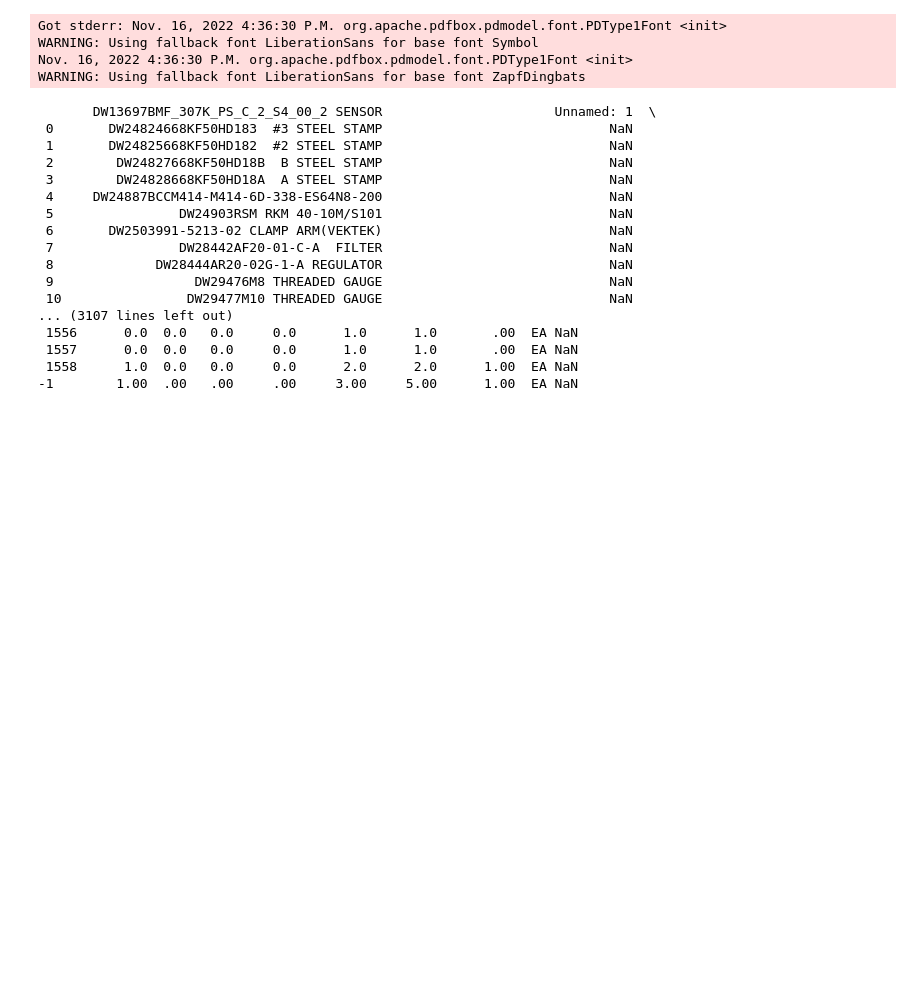
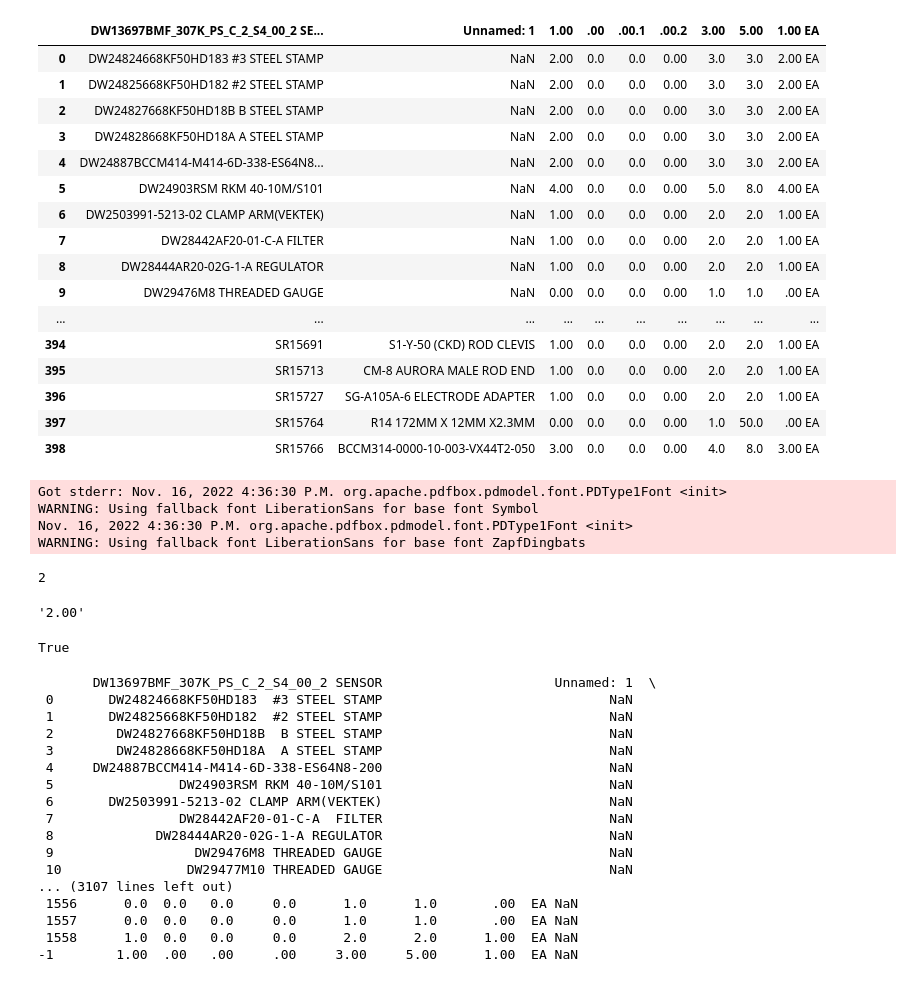
Before and after one commit to lil-sahil/deco-mro-automation, a Jupyter notebook: automated-mro.ipynb, the cells around one changed output. Saved outputs shown, nothing was run; the diff lists cells and outputs as text; code cells hidden in the pictures; blank space fills up the shorter version.

```diff
--- a/automated-mro.ipynb
+++ b/automated-mro.ipynb
@@ -5,3 +5,5 @@ import pyodbc
 import tabula
 # %%
 pd.set_option('display.max_rows', None)
+# %%
+df = tabula.read_pdf("./QPADEV0006-GBERNACKI-831210-000001.PDF", multiple_tables = False, pages="all")
@@ -8,3 +15,23 @@ pd.set_option('display.max_rows', None)
+# %%
+df[0]
+# %% [output]
+|  | DW13697BMF_307K_PS_C_2_S4_00_2 SE... | Unnamed: 1 | 1.00 | .00 | .00.1 | .00.2 | 3.00 | 5.00 | 1.00 EA |
+| 0 | DW24824668KF50HD183 #3 STEEL STAMP | NaN | 2.00 | 0.0 | 0.0 | 0.00 | 3.0 | 3.0 | 2.00 EA |
+| 1 | DW24825668KF50HD182 #2 STEEL STAMP | NaN | 2.00 | 0.0 | 0.0 | 0.00 | 3.0 | 3.0 | 2.00 EA |
+| 2 | DW24827668KF50HD18B B STEEL STAMP | NaN | 2.00 | 0.0 | 0.0 | 0.00 | 3.0 | 3.0 | 2.00 EA |
+| 3 | DW24828668KF50HD18A A STEEL STAMP | NaN | 2.00 | 0.0 | 0.0 | 0.00 | 3.0 | 3.0 | 2.00 EA |
+| 4 | DW24887BCCM414-M414-6D-338-ES64N8... | NaN | 2.00 | 0.0 | 0.0 | 0.00 | 3.0 | 3.0 | 2.00 EA |
+| 5 | DW24903RSM RKM 40-10M/S101 | NaN | 4.00 | 0.0 | 0.0 | 0.00 | 5.0 | 8.0 | 4.00 EA |
+| 6 | DW2503991-5213-02 CLAMP ARM(VEKTEK) | NaN | 1.00 | 0.0 | 0.0 | 0.00 | 2.0 | 2.0 | 1.00 EA |
+| 7 | DW28442AF20-01-C-A FILTER | NaN | 1.00 | 0.0 | 0.0 | 0.00 | 2.0 | 2.0 | 1.00 EA |
+| 8 | DW28444AR20-02G-1-A REGULATOR | NaN | 1.00 | 0.0 | 0.0 | 0.00 | 2.0 | 2.0 | 1.00 EA |
+| 9 | DW29476M8 THREADED GAUGE | NaN | 0.00 | 0.0 | 0.0 | 0.00 | 1.0 | 1.0 | .00 EA |
+| ... | ... | ... | ... | ... | ... | ... | ... | ... | ... |
+| 394 | SR15691 | S1-Y-50 (CKD) ROD CLEVIS | 1.00 | 0.0 | 0.0 | 0.00 | 2.0 | 2.0 | 1.00 EA |
+| 395 | SR15713 | CM-8 AURORA MALE ROD END | 1.00 | 0.0 | 0.0 | 0.00 | 2.0 | 2.0 | 1.00 EA |
+| 396 | SR15727 | SG-A105A-6 ELECTRODE ADAPTER | 1.00 | 0.0 | 0.0 | 0.00 | 2.0 | 2.0 | 1.00 EA |
+| 397 | SR15764 | R14 172MM X 12MM X2.3MM | 0.00 | 0.0 | 0.0 | 0.00 | 1.0 | 50.0 | .00 EA |
+| 398 | SR15766 | BCCM314-0000-10-003-VX44T2-050 | 3.00 | 0.0 | 0.0 | 0.00 | 4.0 | 8.0 | 3.00 EA |
 # %%
 tabula.convert_into("./QPADEV0006-GBERNACKI-831210-000001.PDF", "test.csv", output_format="csv", pages="all", columns=[])
 # %% [output]
@@ -12,6 +39,18 @@ Got stderr: Nov. 16, 2022 4:36:30 P.M. org.apache.pdfbox.pdmodel.font.PDType1Fon
 WARNING: Using fallback font LiberationSans for base font Symbol
 Nov. 16, 2022 4:36:30 P.M. org.apache.pdfbox.pdmodel.font.PDType1Font <init>
 WARNING: Using fallback font LiberationSans for base font ZapfDingbats
+# %%
+".00.2".count(".")
+# %% [output]
+2
+# %%
+".".join("2.00.1.".split(".",2)[:-1])
+# %% [output]
+'2.00'
+# %%
+"unnamed".lower() in "Unnamed: 1".lower()
+# %% [output]
+True
 # %%
 df2 = pd.read_csv("test.csv")
 # %%
```
Also changed, not shown: parts of 1 cell of this notebook, 5 other files.
